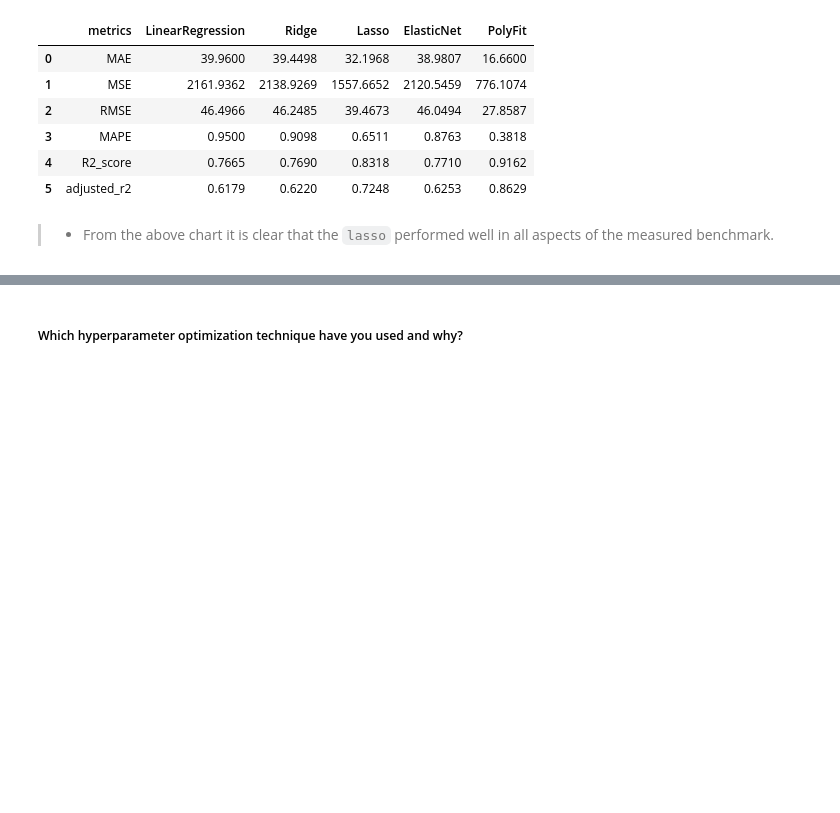
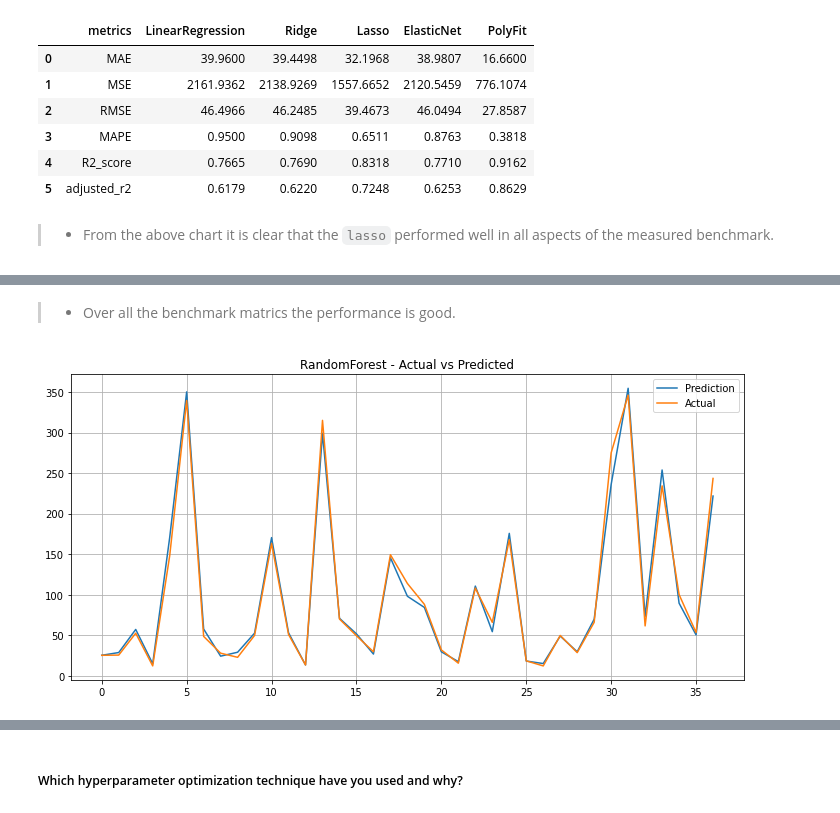
Before and after one commit to ashish-mali/Regression-Yes-Bank-Stock-Closing-Price-Prediction, a Jupyter notebook: Yes_Bank_Stock_Closing_Price_Prediction_Capstone_Project.ipynb, the cells around one changed output, grey strips where cells are left out. Saved outputs shown, nothing was run; the diff lists cells and outputs as text; code cells hidden in the pictures; blank space fills up the shorter version.

Commit message:
Random Forest Regression

```diff
--- a/Yes_Bank_Stock_Closing_Price_Prediction_Capstone_Project.ipynb
+++ b/Yes_Bank_Stock_Closing_Price_Prediction_Capstone_Project.ipynb
@@ -2729,0 +2738,10 @@ p_metrics_df
+# %%
+# RandomForestRegressor Implementation
+rf = RandomForestRegressor(random_state=1)
+
+# Fit the Algorithm
+rf.fit(x_train, y_train)
+
+# Getting the scores
+print(f'Training Score :', round(rf.score(x_train,y_train), 4))
+print(f'Testing Score :', round(rf.score(x_test,y_test), 4))
@@ -2733,0 +2766,8 @@ p_metrics_df
+# %% [markdown]
+>* Over all the benchmark matrics the performance is good.
+# %%
+# Visualizing Actual VS Prediction - RandomForestRegressor
+plt.figure(figsize = (10,5))
+plot_actual_vs_pred(model = rf, model_name = 'RandomForest')
+# %% [output]
+[figure, added]
```
Also changed, not shown: parts of 24 cells of this notebook.
